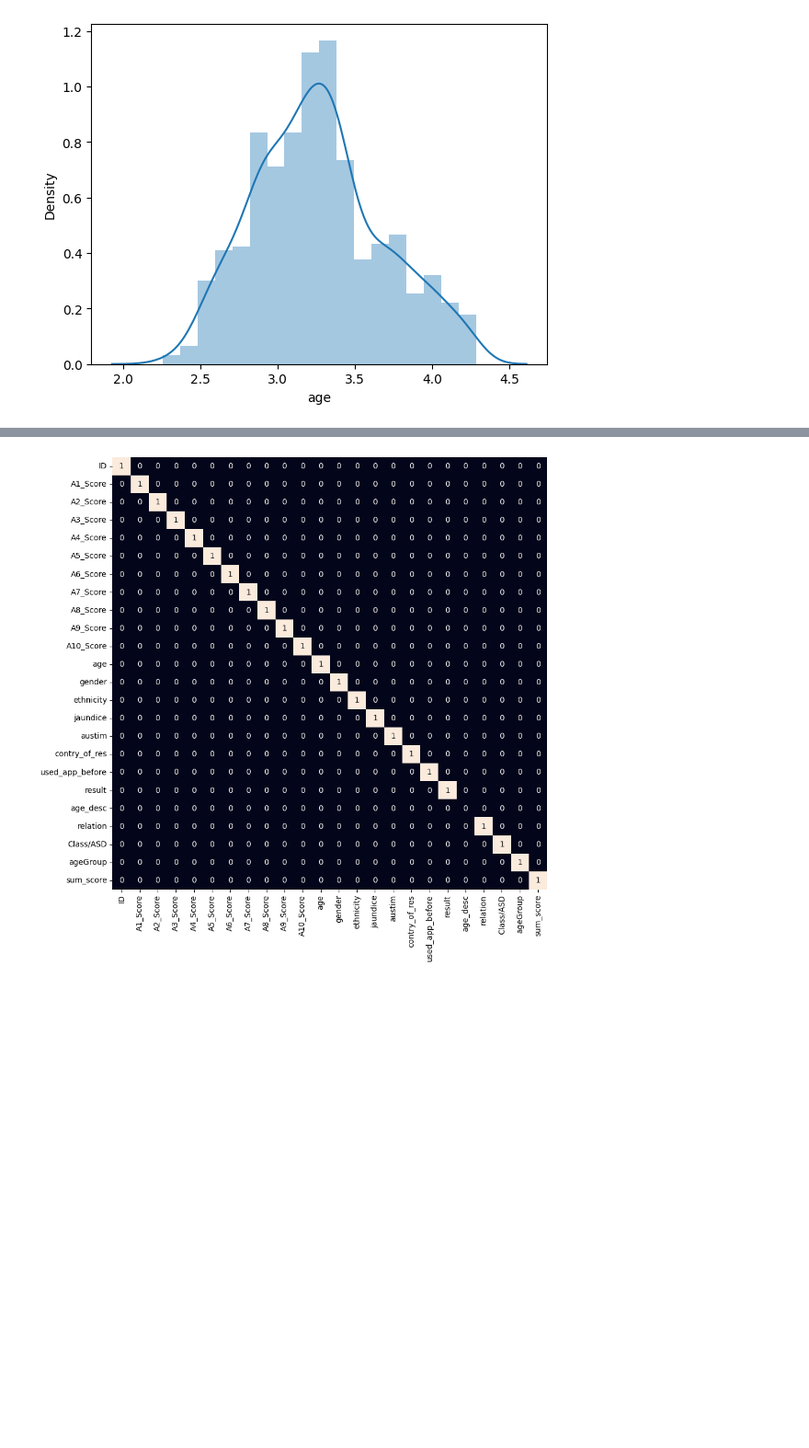
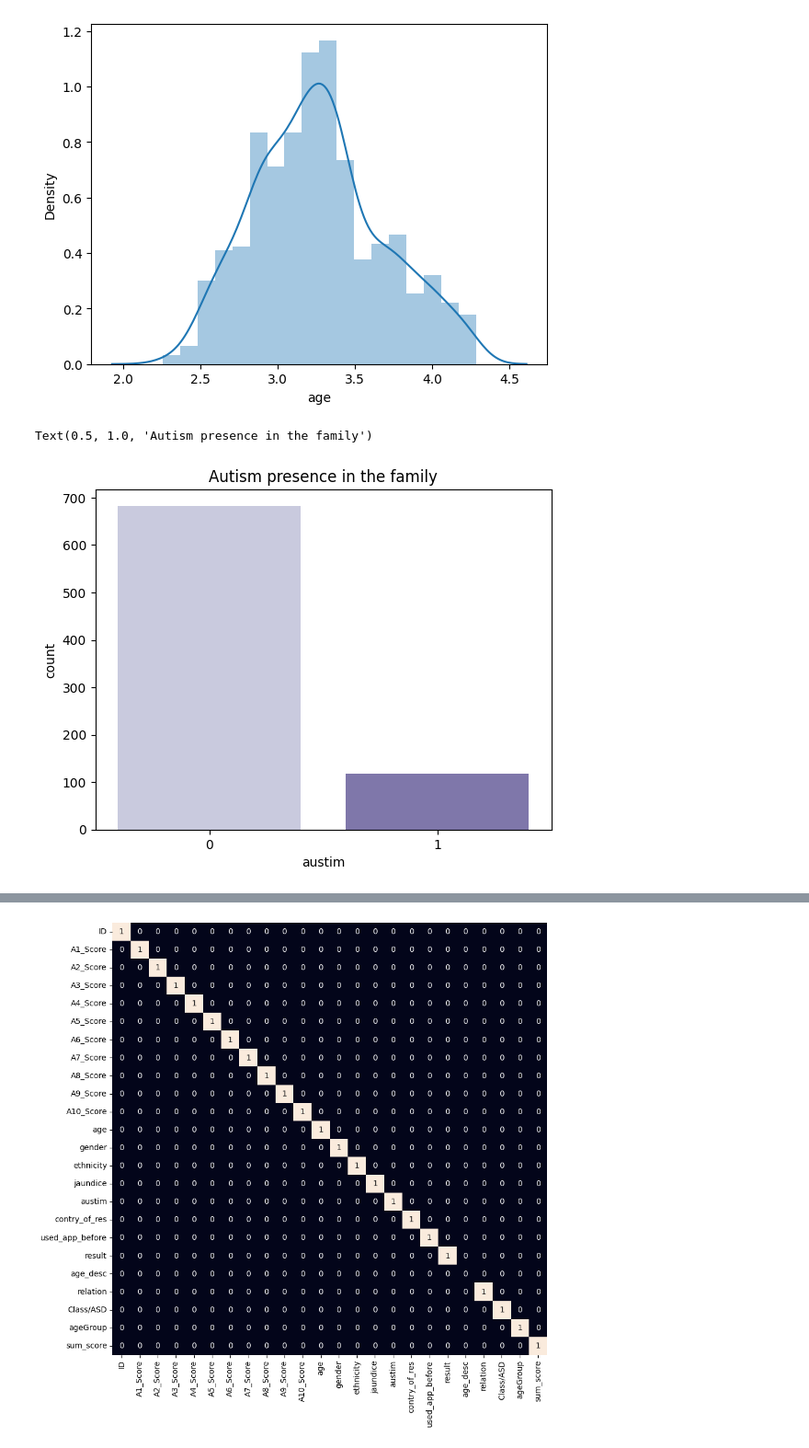
Before and after one commit to medbbh/autism_prediction, a Jupyter notebook: autsim_prediction.ipynb, the cells around one changed output, grey strips where cells are left out. Shown at 92% size. Drawn from its saved outputs; the diff is of its cells as text; code cells hidden in the pictures; blank space fills up the shorter version.

```diff
--- a/autsim_prediction.ipynb
+++ b/autsim_prediction.ipynb
@@ -292,3 +292,9 @@ sb.distplot(df['age'])
 plt.show()
 # %% [output]
 [figure]
+# %%
+sb.countplot(x="austim",data=df,palette="Purples")
+plt.title('Autism presence in the family')
+# %% [output]
+Text(0.5, 1.0, 'Autism presence in the family')
+[figure, added]
```
Also changed, not shown: parts of 12 cells of this notebook, 3 other files.
